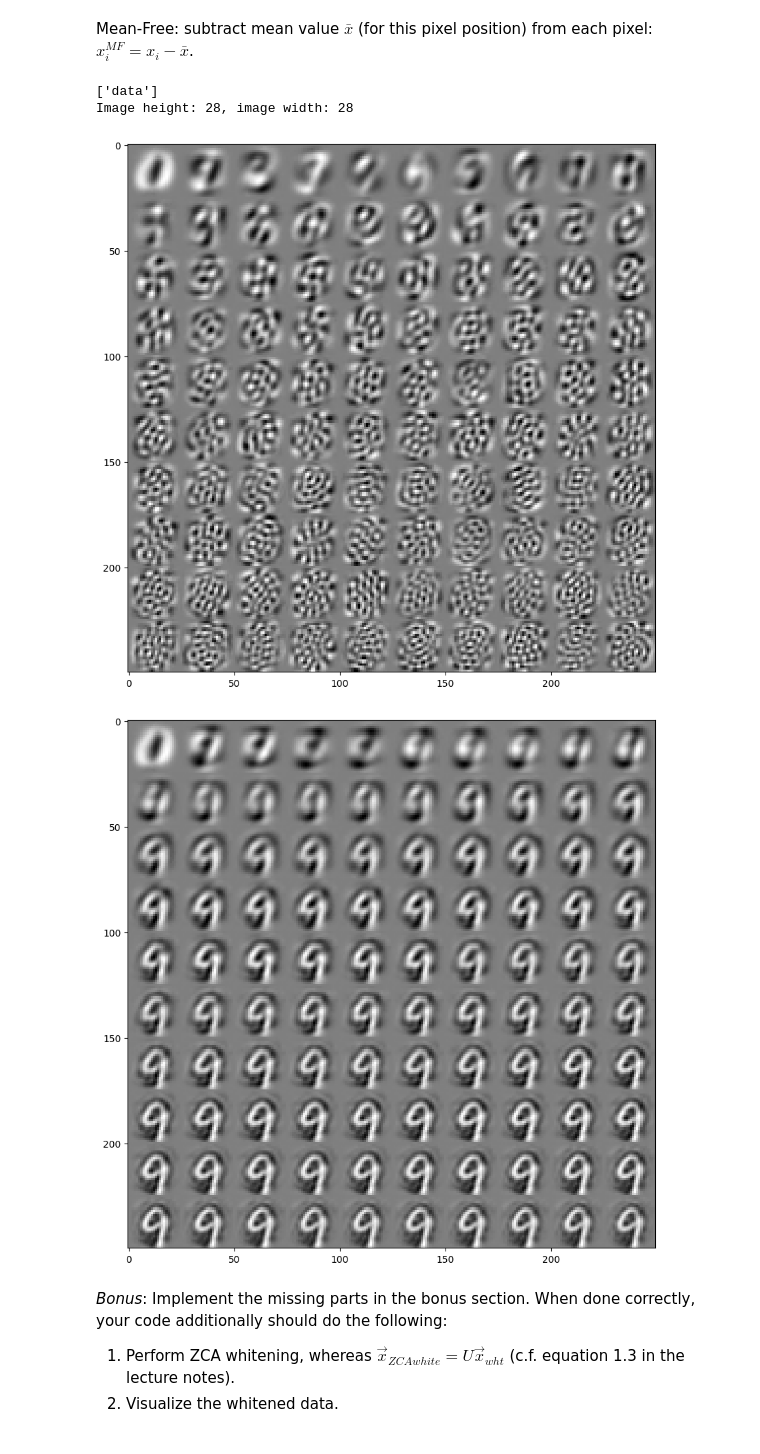
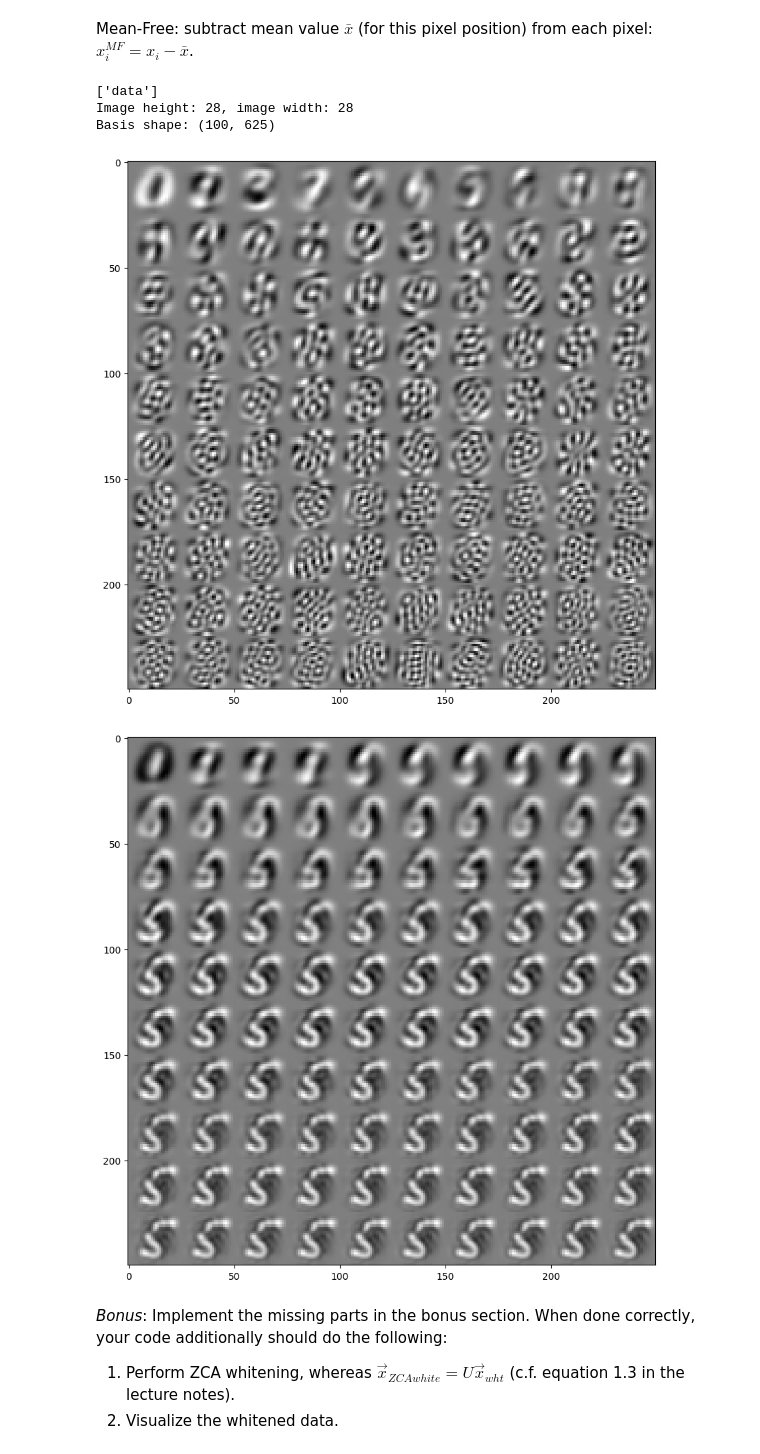
Before and after one commit to lorenz-reichert/maschinelles-lernen-2026, a Jupyter notebook: exercise_1.ipynb, the cells around one changed output. Drawn from its saved outputs; the diff is of its cells as text; code cells hidden in the pictures.

```diff
--- a/exercise_1.ipynb
+++ b/exercise_1.ipynb
@@ -148,12 +140,12 @@ patch_size = 25 # -1
 n_basis = 100 # -1
 
 # TODO method : string describing whether to perform pca, ica, or sc
-method = 'sc'
+method = 'pca'
 
 # TODO n_iterations : number of iterations (only for sparse coding)
 n_iterations = 50 # -1
 
-SC_LOAD_DICTIONARY = True
+SC_LOAD_DICTIONARY = False
 # %% [markdown]
 Mean-Free: subtract mean value $\bar{x}$ (for this pixel position) from each pixel: $x_i^{MF}=x_i-\bar{x}$.
 # %%
@@ -208,19 +200,22 @@ elif method == 'sc':
     else:
         sc = DictionaryLearning(
             n_components=n_basis,
-            max_iter=n_iterations
+            max_iter=n_iterations,
+            verbose=True,
+            n_jobs=-1
         )
-        sc.fit_transform(patches)
+        sc.fit(patches)
         basis = sc.components_
 
-    print(f"Basis shape: {basis.shape}"
+    print(f"Basis shape: {basis.shape}")
 
 # TODO show the new set of basis vectors (only the first n_basis)
 show_in_grid(basis[:n_basis], patch_size, patch_size)
 # %% [output]
 ['data']
 Image height: 28, image width: 28
+Basis shape: (100, 625)
-[figure, old version]
+[figure, new version]
 # %%
 # RECONSTRUCTION
 ## Use different subsets of the new basis vectors to reconstruct a random patch
@@ -234,22 +229,28 @@ random_patch = patches[random.randint(0, n_patches-1)]
 reconstructions = []
 
 def sparse_coding_reconstruction(random_patch, basis, reconstructions, n_basis):
+    random_patch_reshape = random_patch.reshape(1, -1)  # reshape (625) -> (1, 625)
+    coef = sparse_encode(
+            random_patch_reshape,
+            current_basis
+        )
+
+    indices = np.argsort(np.abs(coef[0]))[-(i+1):]  # indices of i+1 largest coefs
+
     for i in range(n_basis):
         # TODO: only use the first i basis vectors
-        current_basis = basis[:i+1]
+        current_basis = basis[indices]
+        current_coef = coef[:, indices]
 
         # TODO: compute the coefficients
 
         # From sparse_encode documentation. The output of sparse_encode
         # X ~= code * dictionary
-        coef = sparse_encode(
-            random_patch.reshape(1, -1), # reshape (625) -> (1, 625)
-            current_basis
-        )
 
         # TODO: compute the reconstruction
         x_recon = np.matmul(coef, current_basis)
-        reconstructions.append(x_recon.flatten())
+        x_recon_flattened = x_recon.flatten() # (1, 625) -> (625)
+        reconstructions.append(x_recon_flattened)
 
     return reconstructions
 
@@ -257,34 +258,34 @@ def linear_reconstruction(random_patch, basis, reconstructions, n_basis):
     for i in range(n_basis):
         # TODO: only use the first i basis vectors
         current_basis = basis[:i+1]
 
         # TODO: compute the inverse basis
         inverse_basis = np.linalg.pinv(current_basis) # pseudo-inverse
 
         # TODO: compute the coefficients
         coef = np.matmul(random_patch, inverse_basis)
 
         # TODO: compute the reconstruction
         x_recon = np.matmul(coef, current_basis)
 
         reconstructions.append(x_recon)
 
     return reconstructions
 
 if method == 'sc':
     reconstructions = sparse_coding_reconstruction(
         random_patch, basis, reconstructions, n_basis
     )
 else:
     reconstructions = linear_reconstruction(
         random_patch, basis, reconstructions, n_basis
     )
 reconstructions = np.stack(reconstructions)
 
 # TODO show the reconstructed patch
 show_in_grid(reconstructions, patch_size, patch_size)
 # %% [output]
-[figure, old version]
+[figure, new version]
 # %% [markdown]
 *Bonus*: Implement the missing parts in the bonus section. When done correctly, your code additionally should do the following:
 1. Perform ZCA whitening, whereas $\vec{x}_{ZCAwhite}=U\vec{x}_{wht}$ (c.f. equation 1.3 in the lecture notes).
```
Also changed, not shown: parts of 2 cells of this notebook.
